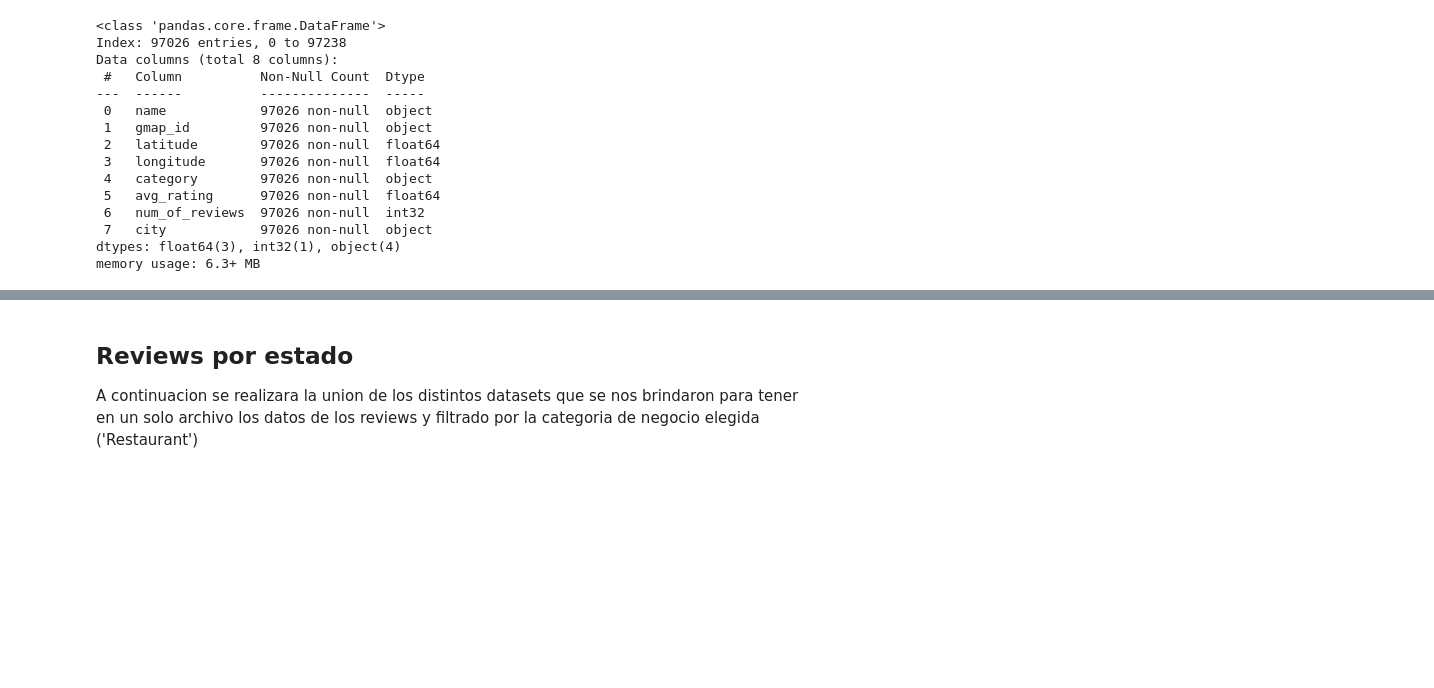
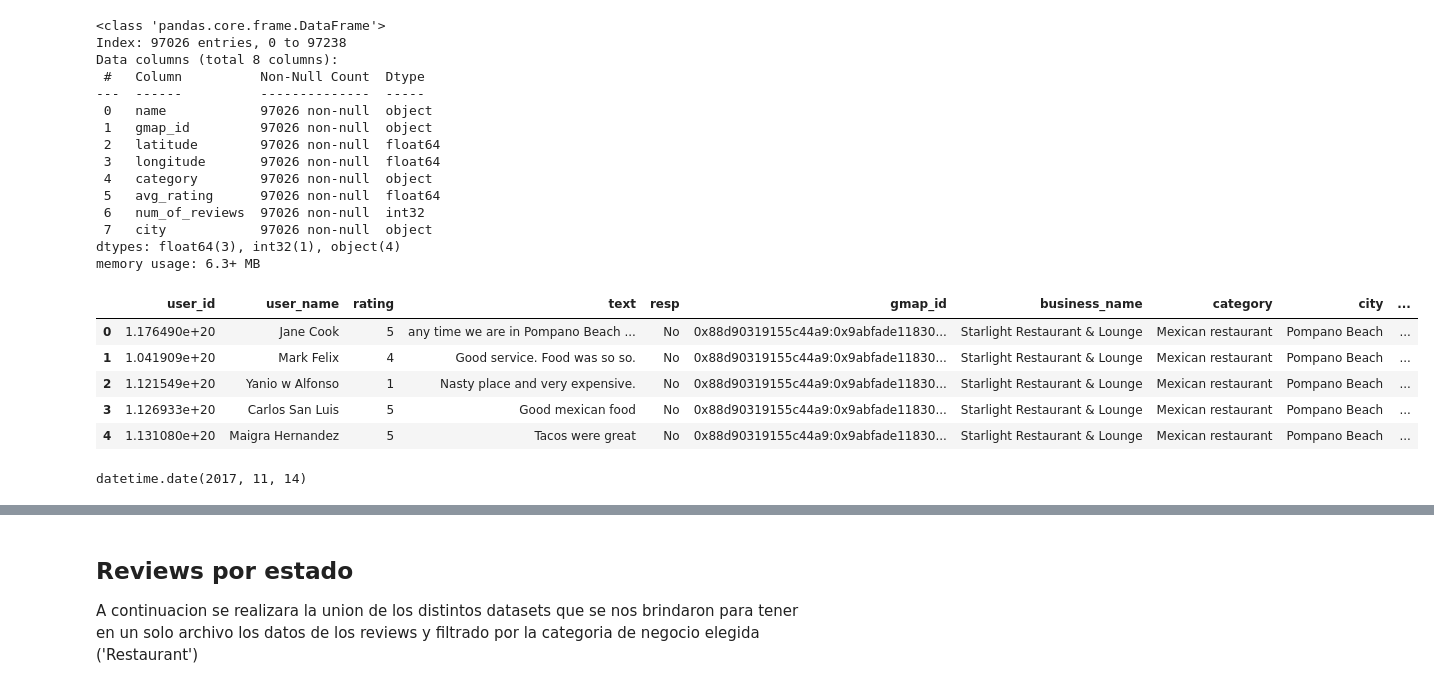
Before and after one commit to Agusherbo/ProyectoG4-Google_Yelp, a Jupyter notebook: Notebooks/ETL/Google.ipynb, the cells around one changed output, grey strips where cells are left out. Drawn from its saved outputs; the diff is of its cells as text; code cells hidden in the pictures; blank space fills up the shorter version.

```diff
--- a/Notebooks/ETL/Google.ipynb
+++ b/Notebooks/ETL/Google.ipynb
@@ -212,3 +212,16 @@ memory usage: 6.3+ MB
 # %%
 # Exportamos el dataset en formato parquet
 df_filtrado.to_parquet('../Data/Parquet/Sitios.parquet', index=False)
+# %%
+import pandas as pd
+
+df = pd.read_parquet('../../Data/Parquet/Reviews_florida.parquet')
+# %%
+df.head()
+# %% [output]
+|  | user_id | user_name | rating | text | resp | gmap_id | business_name | category | city | ... |
+| 0 | 1.176490e+20 | Jane Cook | 5 | any time we are in Pompano Beach ... | No | 0x88d90319155c44a9:0x9abfade11830... | Starlight Restaurant & Lounge | Mexican restaurant | Pompano Beach | ... |
+| 1 | 1.041909e+20 | Mark Felix | 4 | Good service. Food was so so. | No | 0x88d90319155c44a9:0x9abfade11830... | Starlight Restaurant & Lounge | Mexican restaurant | Pompano Beach | ... |
+| 2 | 1.121549e+20 | Yanio w Alfonso | 1 | Nasty place and very expensive. | No | 0x88d90319155c44a9:0x9abfade11830... | Starlight Restaurant & Lounge | Mexican restaurant | Pompano Beach | ... |
+| 3 | 1.126933e+20 | Carlos San Luis | 5 | Good mexican food | No | 0x88d90319155c44a9:0x9abfade11830... | Starlight Restaurant & Lounge | Mexican restaurant | Pompano Beach | ... |
+| 4 | 1.131080e+20 | Maigra Hernandez | 5 | Tacos were great | No | 0x88d90319155c44a9:0x9abfade11830... | Starlight Restaurant & Lounge | Mexican restaurant | Pompano Beach | ... |
@@ -214,0 +232,4 @@ df_filtrado.to_parquet('../Data/Parquet/Sitios.parquet', index=False)
+# %%
+df['date'][1]
+# %% [output]
+datetime.date(2017, 11, 14)
```
Also changed, not shown: parts of 7 cells of this notebook, 8 other files.
